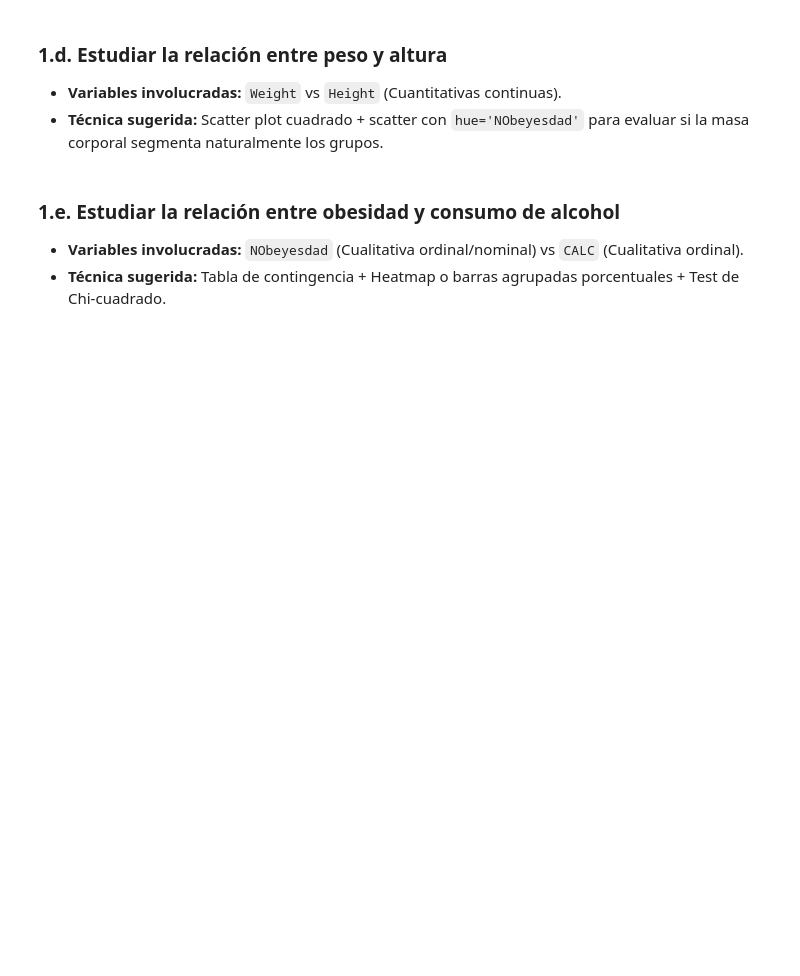
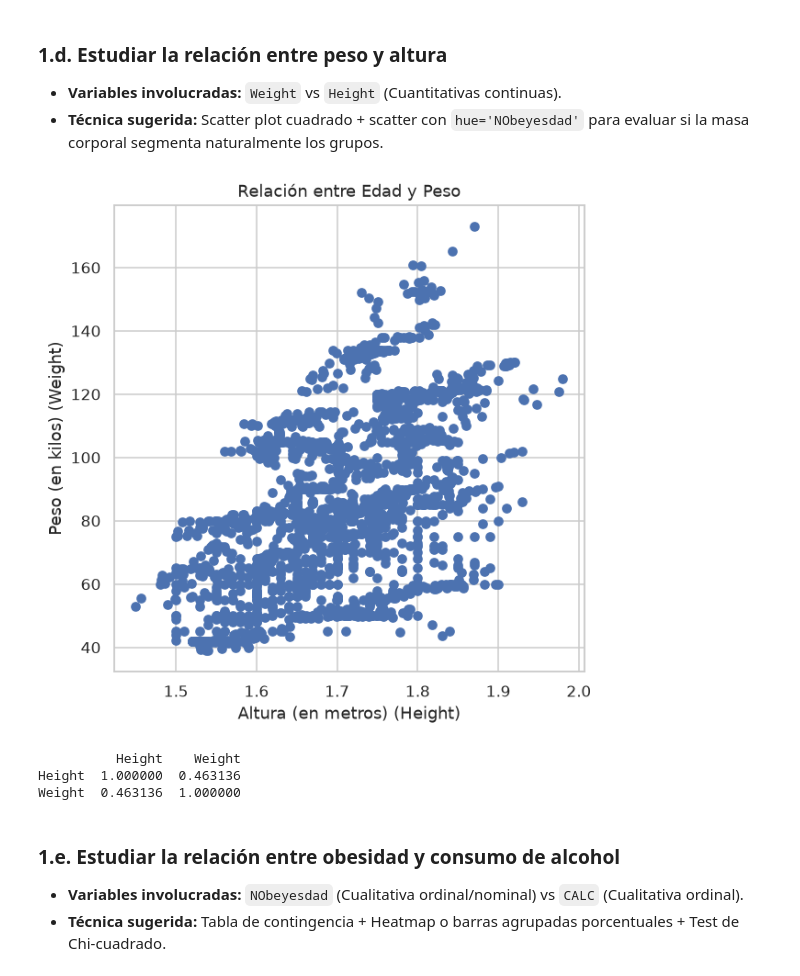
Before and after one commit to aitorHolzmann/fundamentos, a Jupyter notebook: tp5/tp5.ipynb, the cells around one changed output. Drawn from its saved outputs; the diff is of its cells as text; code cells hidden in the pictures; blank space fills up the shorter version.

```diff
--- a/tp5/tp5.ipynb
+++ b/tp5/tp5.ipynb
@@ -59,3 +187,27 @@ df_obesity.head()
+# %%
+# TODO: Implementar análisis y visualización 1.c
+# Crear el gráfico de dispersión
+plt.figure(figsize=(6, 6))  # Hacer el gráfico cuadrado
+plt.scatter(df_obesity["Height"], df_obesity["Weight"])
+
+# Agregar etiquetas a los ejes
+plt.xlabel("Altura (en metros) (Height)")
+plt.ylabel("Peso (en kilos) (Weight)")
+
+# Agregar un título al gráfico
+plt.title("Relación entre Edad y Peso")
+
+# Mostrar el gráfico
+plt.show()
+# %% [output]
+[figure, added]
+# %%
+corr_pearson = df_obesity[['Height', 'Weight']].corr(method = 'pearson')
+print(corr_pearson)
+# %% [output]
+          Height    Weight
+Height  1.000000  0.463136
+Weight  0.463136  1.000000
 # %% [markdown]
 ### 1.e. Estudiar la relación entre obesidad y consumo de alcohol
 - **Variables involucradas:** `NObeyesdad` (Cualitativa ordinal/nominal) vs `CALC` (Cualitativa ordinal).
```
Also changed, not shown: parts of 38 cells of this notebook, 31 other files.
